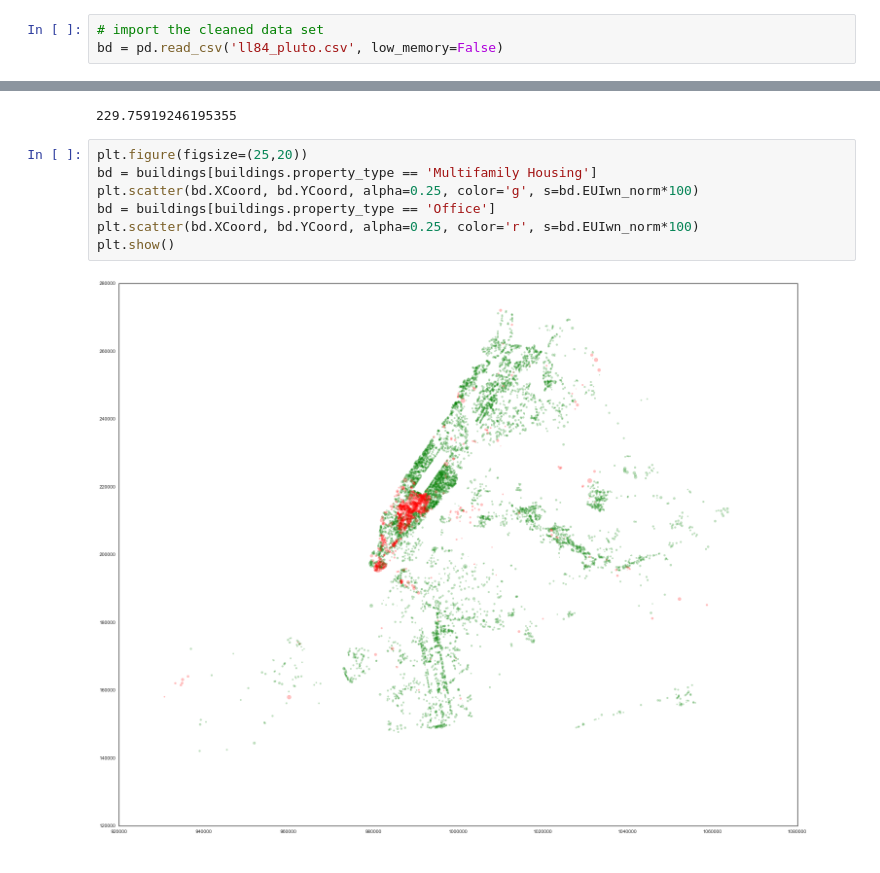
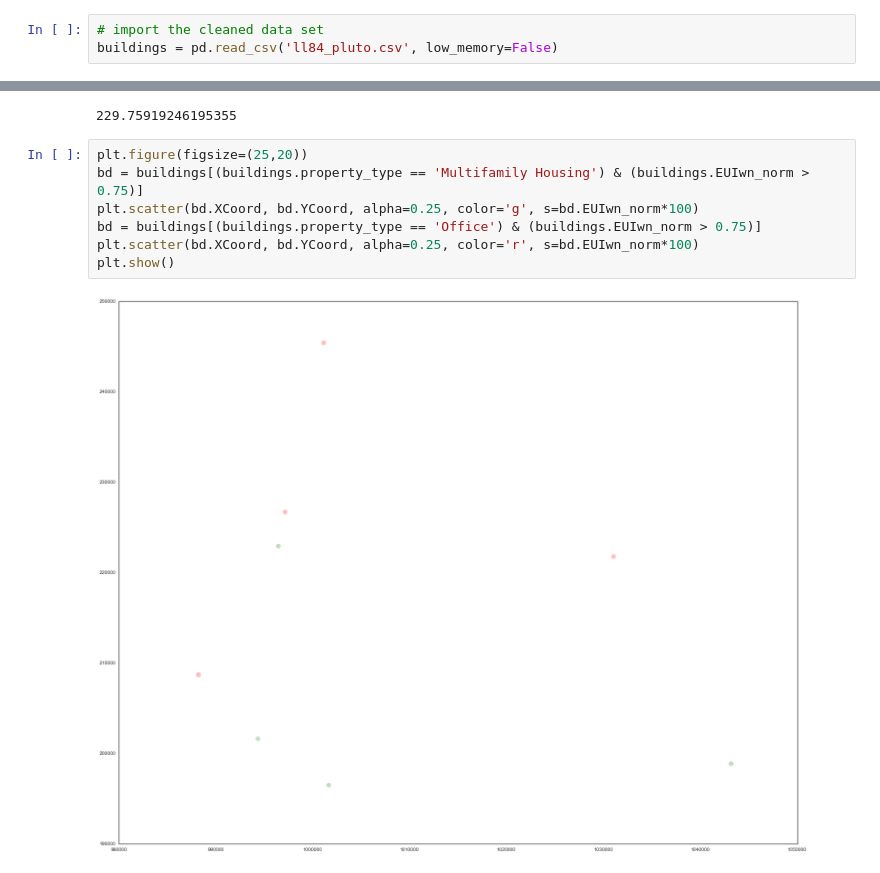
Before and after one commit to theolove/ga_project1_tlove, a Jupyter notebook: projects/Project 2/Project_2_tlove.ipynb, the cells around one changed output, grey strips where cells are left out. Saved outputs shown, nothing was run; the diff lists cells and outputs as text.

```diff
--- a/projects/Project 2/Project_2_tlove.ipynb
+++ b/projects/Project 2/Project_2_tlove.ipynb
@@ -191,7 +191,7 @@ PLUTO data merged: 149 features and 9731 observations.
 #4. Machine Learing
 # %%
 # import the cleaned data set
-bd = pd.read_csv('ll84_pluto.csv', low_memory=False)
+buildings = pd.read_csv('ll84_pluto.csv', low_memory=False)
 # %% [markdown]
 >Regression Analysis (target: EUIwn)
 
@@ -324,10 +326,10 @@ pval[0][0]
 229.75919246195355
 # %%
 plt.figure(figsize=(25,20))
-bd = buildings[buildings.property_type == 'Multifamily Housing']
+bd = buildings[(buildings.property_type == 'Multifamily Housing') & (buildings.EUIwn_norm > 0.75)]
 plt.scatter(bd.XCoord, bd.YCoord, alpha=0.25, color='g', s=bd.EUIwn_norm*100)
-bd = buildings[buildings.property_type == 'Office']
+bd = buildings[(buildings.property_type == 'Office') & (buildings.EUIwn_norm > 0.75)]
 plt.scatter(bd.XCoord, bd.YCoord, alpha=0.25, color='r', s=bd.EUIwn_norm*100)
 plt.show()
 # %% [output]
-[figure, old version]
+[figure, new version]
```
Also changed, not shown: parts of 10 cells of this notebook, 1 other file.
